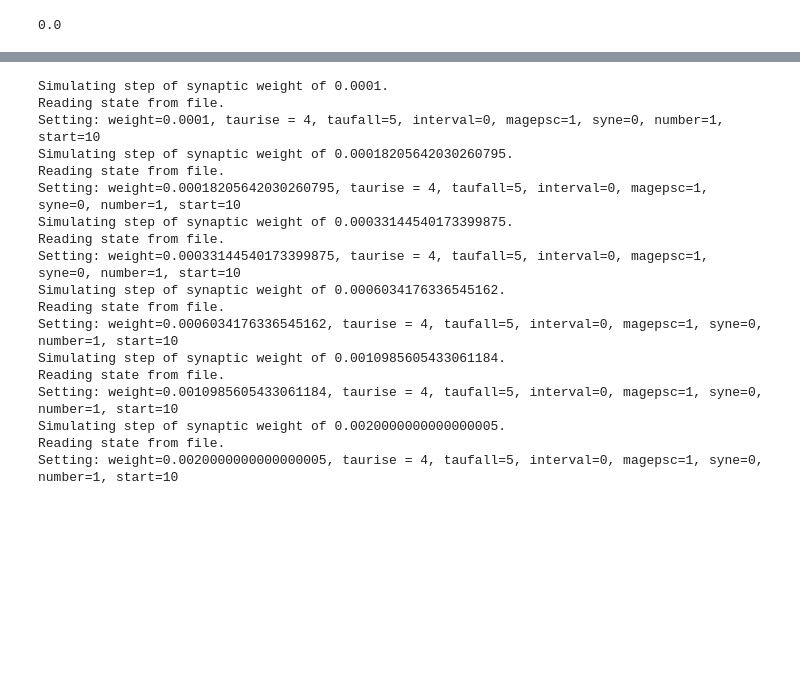
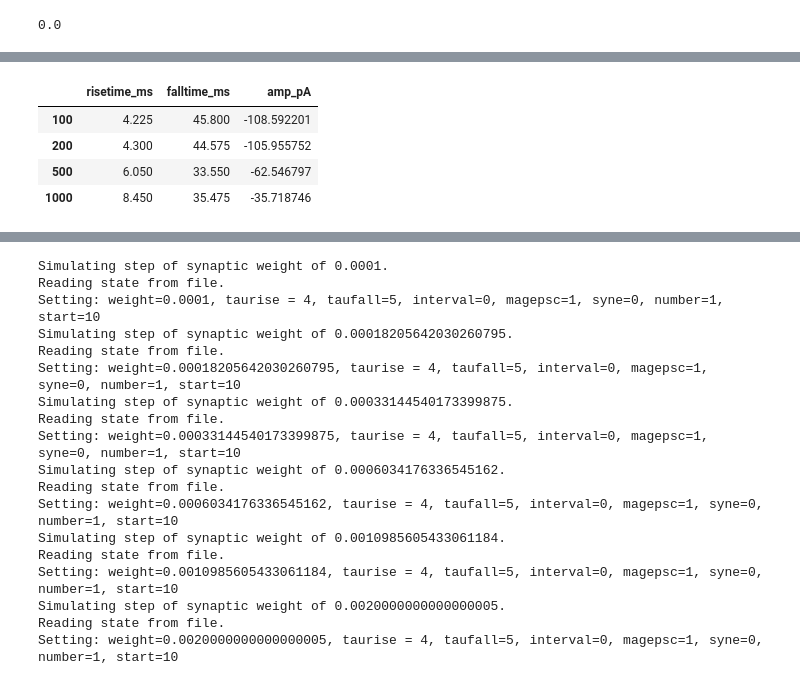
Before and after one commit to cengique/drosophila-aCC-L3-motoneuron-model, a Jupyter notebook: neuron-model/tutorial-synapse-activation/sim-synapse-act.ipynb, the cells around one changed output, grey strips where cells are left out. Drawn from its saved outputs; the diff is of its cells as text; code cells hidden in the pictures; blank space fills up the shorter version.

```diff
--- a/neuron-model/tutorial-synapse-activation/sim-synapse-act.ipynb
+++ b/neuron-model/tutorial-synapse-activation/sim-synapse-act.ipynb
@@ -311,0 +319,7 @@ Same issue as 685: rise time does not change with stimulus amplitude. Increasing
+# %%
+index_value = 1000
+h.restoreState()
+h.set_Ra(index_value)
+syn2.set_stim(ps = ps, weight = .00018, taurise=1, taufall=5, interval = 0, number = 1)
+h.finitialize()
+h.continuerun(60 * ms)
@@ -311,0 +330,7 @@ Same issue as 685: rise time does not change with stimulus amplitude. Increasing
+# %%
+vc_currents_Ra = np.empty((vc_current.size(), 1))
+vc_currents_Ra[:, 0] = np.array(vc_current)
+minis_den588_Ra_df = get_sweep_metrics(h, vc_currents_Ra_100, [100])
+minis_den588_Ra_df.index = pd.Index([100])
+plot_scatter_risetime_amp(minis_den588_Ra_df)
+minis_den588_Ra_df
@@ -311,0 +342,6 @@ Same issue as 685: rise time does not change with stimulus amplitude. Increasing
+# %%
+minis_den588_Ra_df = pd.concat((minis_den588_Ra_df,
+                               get_sweep_metrics(h, np.array(vc_current).reshape((vc_current.size(),1)),
+                                                 [index_value])))
+minis_den588_Ra_df
+# %% [output]
@@ -311,0 +350,5 @@ Same issue as 685: rise time does not change with stimulus amplitude. Increasing
+|  | risetime_ms | falltime_ms | amp_pA |
+| 100 | 4.225 | 45.800 | -108.592201 |
+| 200 | 4.300 | 44.575 | -105.955752 |
+| 500 | 6.050 | 33.550 | -62.546797 |
+| 1000 | 8.450 | 35.475 | -35.718746 |
```
Also changed, not shown: parts of 20 cells of this notebook, 2 other files.
